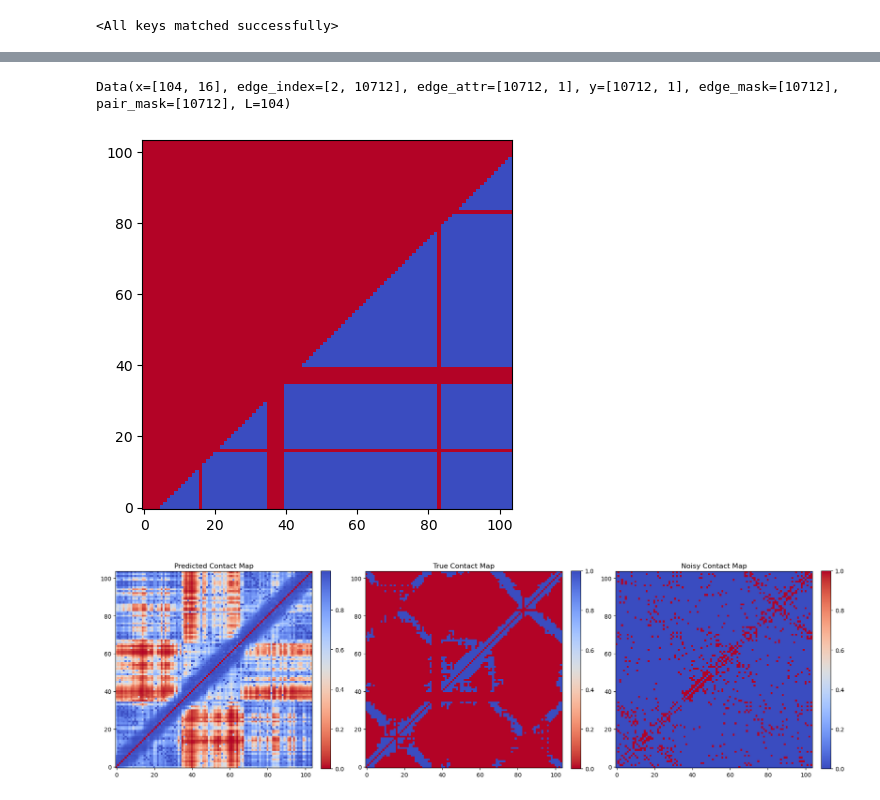
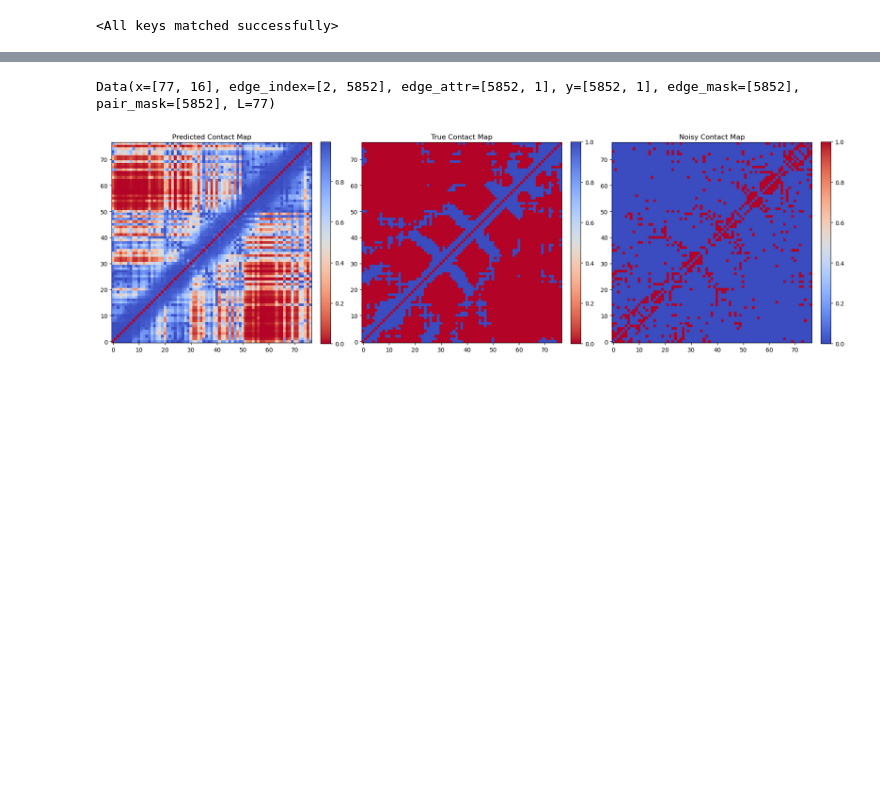
Before and after one commit to Fabiog17/Internship, a Jupyter notebook: GNN_cc_likeDCA.ipynb, the cells around one changed output, grey strips where cells are left out. Cells and saved outputs as stored; diff of their text form; code cells hidden in the pictures; blank space fills up the shorter version.

```diff
--- a/GNN_cc_likeDCA.ipynb
+++ b/GNN_cc_likeDCA.ipynb
@@ -376,7 +390,7 @@ from sklearn.model_selection import train_test_split
 train_data, test_data = train_test_split(filtered_data, test_size=0.2, random_state=1)
 
 
-train_loader = DataLoader(train_data, batch_size=10, shuffle=True)
+train_loader = DataLoader(train_data, batch_size=5, shuffle=True)
 test_loader = DataLoader(test_data, batch_size=1, shuffle=False)
 # %%
 import torch.nn as nn
@@ -1111,0 +1200,5 @@ def precision_at_kL_dca_per_graph(batch, k):
+# %%
+#for the GNN it's possible to obtain the same with the function topk_L_precision
+k=3
+
+print("Top-k*L precision GNN:", topk_L_precision(model, test_dca_loader, device, ratio=k)[0])
@@ -1112,33 +1311,9 @@ def precision_at_kL_dca_per_graph(batch, k):
 # %%
-k=1.0
-precision=[]
-for batch in test_dca_loader:
-        batch = batch.to(device)
-        _, pred_logits = model(batch)
-        vals= precision_at_kL_dca_per_graph(batch, k)
-        precision.append(vals)
-
-
-print("Top-k*L precision DCA:", np.mean(precision))
-print("Top-k*L precision GNN:", topk_L_precision(model, test_dca_loader, device, ratio=k)[0])
-
-k_values = [1,2,5]
-results = {k: [] for k in k_values}
-for k in k_values:
-    vals= topk_L_precision(model, test_dca_loader, device, ratio=k)[1]
-    results[k].extend(vals)
-
-for k in k_values:
-    plt.hist(results[k], bins=40, alpha=0.5, label=f"GNN k={k}")
-
-
-plt.legend()
-plt.title("Precision@kL distributions")
-plt.show()
-
 k=1
 precision= topk_L_precision(model, test_dca_loader, device, ratio=k)[1]
 print(precision)
 print(min(precision))
 print(precision.index(min(precision)))
+print(max(precision))
+print(precision.index(max(precision)))
 # %% [output]
@@ -1151,6 +1325,6 @@ Top-k*L precision GNN: 0.532319785598332
 # %%
-pos=4
-#worst case
+pos=3
+
 
 i=0
 with torch.no_grad():
@@ -1163,41 +1337,37 @@ with torch.no_grad():
 batch=dca_data[pos]
 print(batch)
 
-mask = batch.edge_mask & batch.pair_mask
-mask = batch.edge_mask & batch.pair_mask
-mask = graph_to_matrix(batch, mask.squeeze(-1).cpu().float())
-plt.imshow(mask, cmap='coolwarm_r', origin='lower')
+mask = batch.edge_mask #& batch.pair_mask
 
 scores = torch.sigmoid(pred_logits.squeeze(-1))
 # threshold=0.9
 # scores= (scores>= threshold).float()
 pred_contact_map = graph_to_matrix(batch, scores.cpu())
 true_contact_map = graph_to_matrix(batch, batch.y.cpu())
 noisy_contact_map_map = graph_to_matrix(batch, batch.edge_attr.cpu())
 
 
 
 fig, axes = plt.subplots(1, 3, figsize=(18, 6))  # 1 row, 3 columns
 
 # --- Predicted Distance Map ---
 im0 = axes[0].imshow(pred_contact_map, cmap='coolwarm_r', origin='lower')
 axes[0].set_title("Predicted Contact Map")
 plt.colorbar(im0, ax=axes[0], fraction=0.046, pad=0.04)
 
 # --- True Distance Map ---
 im1 = axes[1].imshow(true_contact_map, cmap='coolwarm_r', origin='lower')
 axes[1].set_title("True Contact Map")
 plt.colorbar(im1, ax=axes[1], fraction=0.046, pad=0.04)
 
 # --- Original Noisy Contact Map ---
 im2 = axes[2].imshow(noisy_contact_map_map, cmap='coolwarm', origin='lower')
 axes[2].set_title("Noisy Contact Map")
 plt.colorbar(im2, ax=axes[2], fraction=0.046, pad=0.04)
 
 plt.tight_layout()
 plt.show()
 # %% [output]
-Data(x=[104, 16], edge_index=[2, 10712], edge_attr=[10712, 1], y=[10712, 1], edge_mask=[10712], pair_mask=[10712], L=104)
+Data(x=[77, 16], edge_index=[2, 5852], edge_attr=[5852, 1], y=[5852, 1], edge_mask=[5852], pair_mask=[5852], L=77)
-[figure, old version]
+[figure, new version]
-[figure, removed]
 # %%
```
Also changed, not shown: parts of 27 cells of this notebook, 9 other files.
